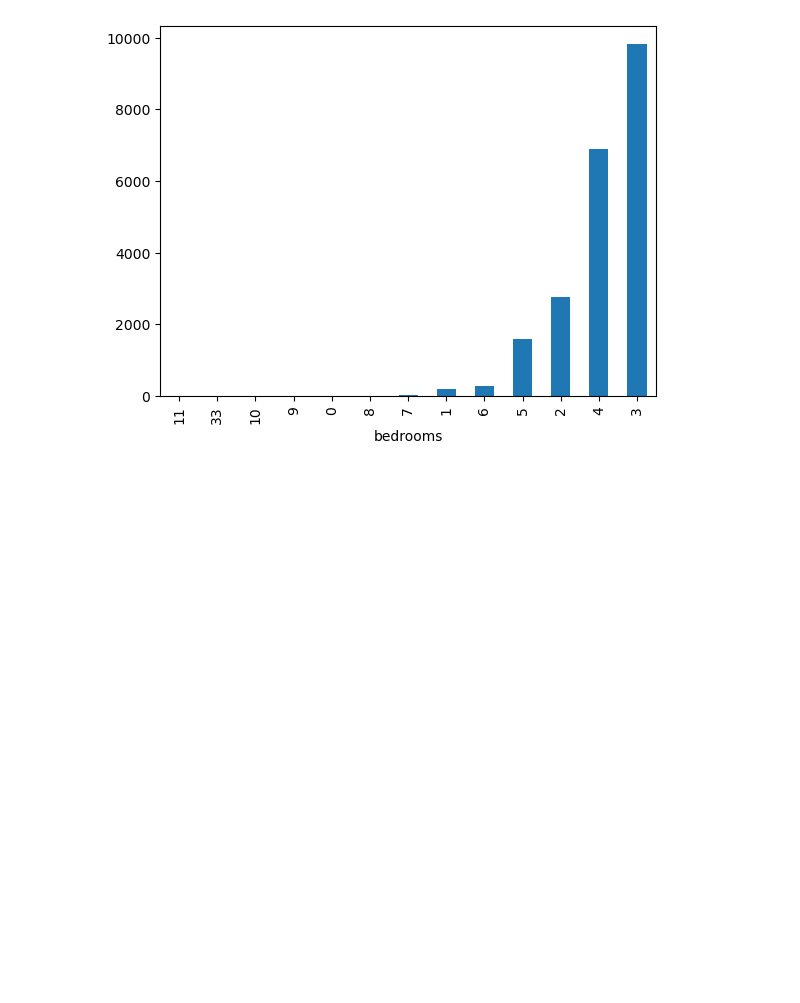
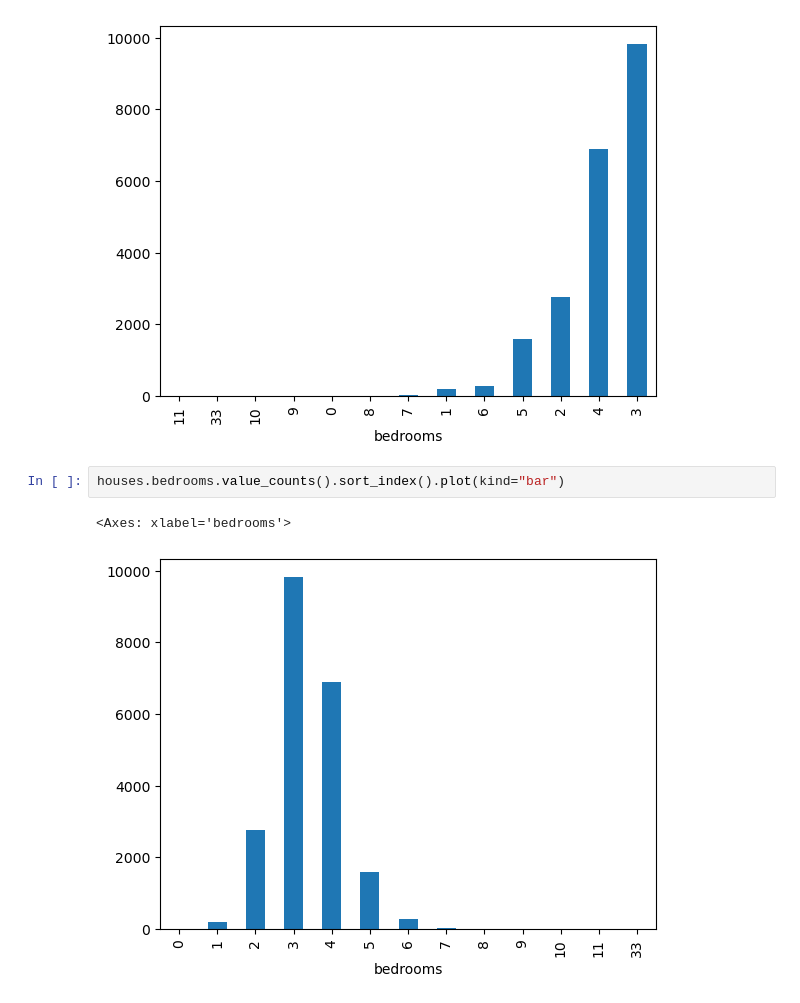
Before and after one commit to farhanaqaei/DataAnalysis, a Jupyter notebook: 5_Indexing&Sorting/LearningBook.ipynb, the cells around one changed output. Cells and saved outputs as stored; diff of their text form; blank space fills up the shorter version.

Commit message:
complete 5_index&sort learningbook

```diff
--- a/5_Indexing&Sorting/LearningBook.ipynb
+++ b/5_Indexing&Sorting/LearningBook.ipynb
@@ -351,3 +351,8 @@ houses.bedrooms.value_counts().sort_values().plot(kind="bar")
 # %% [output]
 <Axes: xlabel='bedrooms'>
 [figure]
+# %%
+houses.bedrooms.value_counts().sort_index().plot(kind="bar")
+# %% [output]
+<Axes: xlabel='bedrooms'>
+[figure, added]
```
Also changed, not shown: parts of 19 cells of this notebook.
